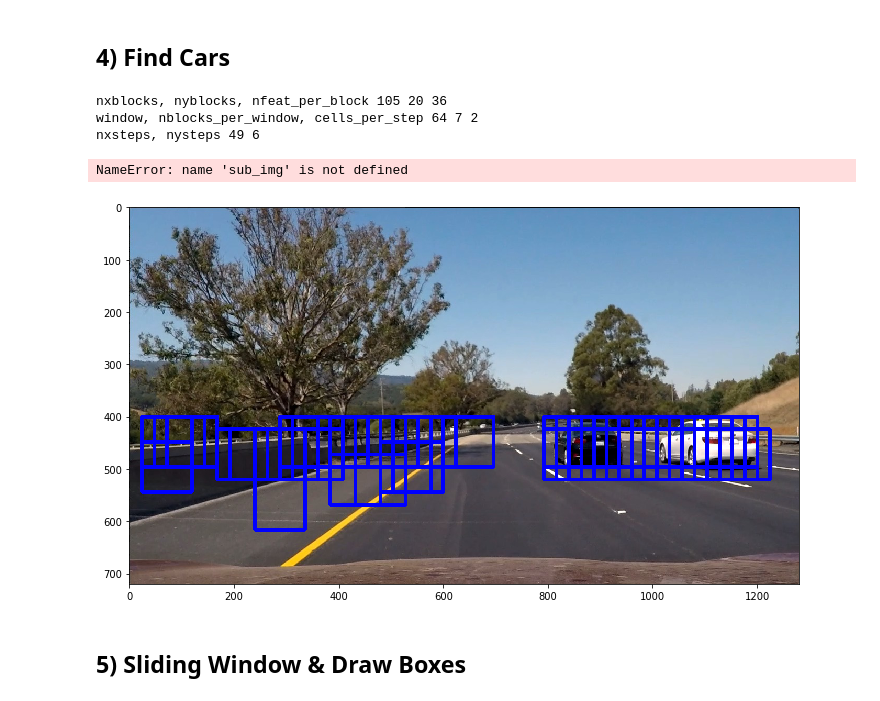
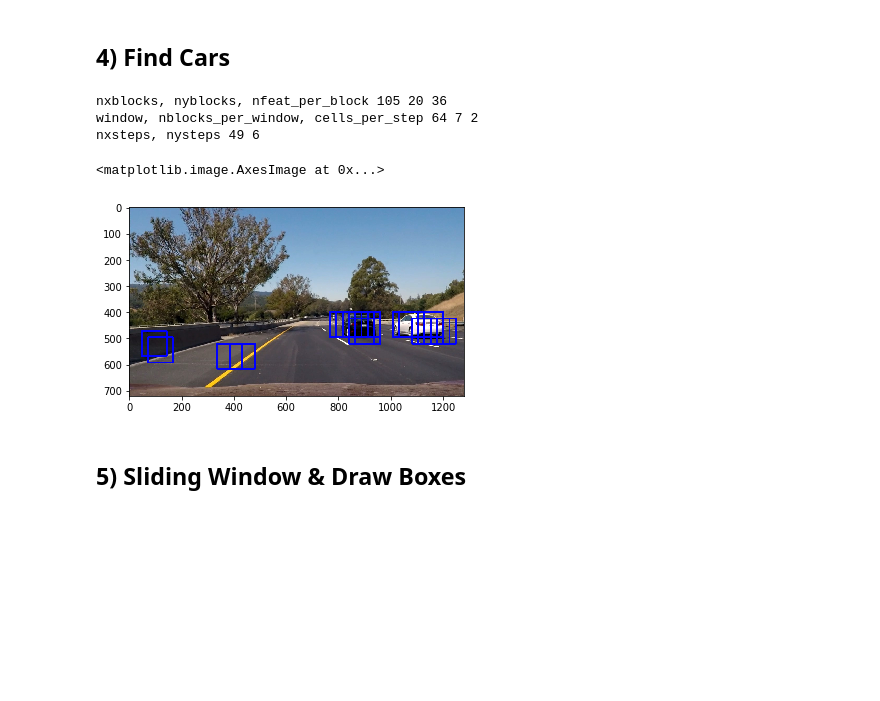
Before and after one commit to lapygithub/CarND-Vehicle-Detection, a Jupyter notebook: P5_Vehicle_Detection.ipynb, the cells around one changed output. Cells and saved outputs as stored; diff of their text form; code cells hidden in the pictures; blank space fills up the shorter version.

Commit message:
rework training and heatmaps

```diff
--- a/P5_Vehicle_Detection.ipynb
+++ b/P5_Vehicle_Detection.ipynb
@@ -299,12 +299,14 @@ from sklearn.model_selection import train_test_split
 # Reduce the sample size because HOG features are slow to compute
 # The quiz evaluator times out after 13s of CPU time
 sample_size = 500
-cars_sample = cars[0:sample_size]
-notcars_sample = notcars[0:sample_size]
+#cars_sample = cars[0:sample_size]
+#notcars_sample = notcars[0:sample_size]
+cars_sample = cars
+notcars_sample = notcars
 
 ### TODO: Tweak these parameters and see how the results change.
-colorspace = 'LUV' # Can be RGB, HSV, LUV, HLS, YUV, YCrCb
-#colorspace = 'YCrCb' # Can be RGB, HSV, LUV, HLS, YUV, YCrCb
+#colorspace = 'LUV' # Can be RGB, HSV, LUV, HLS, YUV, YCrCb
+colorspace = 'YCrCb' # Can be RGB, HSV, LUV, HLS, YUV, YCrCb
 orient = 9
 pix_per_cell = 8
 cell_per_block = 2
@@ -382,8 +384,9 @@ nw.append('./training_data/non-vehicles/Extras/extra1000.png')
 #nw.append('./test_images/car_not_found_mrl.jpg')
 print("nw",nw)
 
-dcolorspace = 'LUV' # Can be RGB, HSV, LUV, HLS, YUV, YCrCb
-#dcolorspace = 'YCrCb' # Can be RGB, HSV, LUV, HLS, YUV, YCrCb
+use_luv = False
+if use_luv: dcolorspace = 'LUV' # Can be RGB, HSV, LUV, HLS, YUV, YCrCb
+else: dcolorspace = 'YCrCb' # Can be RGB, HSV, LUV, HLS, YUV, YCrCb
 orient = 9
 pix_per_cell = 8
 cell_per_block = 2
@@ -436,10 +439,12 @@ print("nw1 shape=",nw1_oimage.shape)
 print("nw2 shape=",nw2_oimage.shape)
 
 plt.subplot(221)
-plt.imshow(cv2.cvtColor(nw1_image, cv2.COLOR_LUV2RGB))
+if use_luv: plt.imshow(cv2.cvtColor(nw1_image, cv2.COLOR_LUV2RGB))
+else: plt.imshow(cv2.cvtColor(nw1_image, cv2.COLOR_YCrCb2RGB))
 plt.title('NW PNG')
 plt.subplot(222)
-plt.imshow(cv2.cvtColor(nw2_image, cv2.COLOR_LUV2RGB))
+if use_luv: plt.imshow(cv2.cvtColor(nw2_image, cv2.COLOR_LUV2RGB))
+else: plt.imshow(cv2.cvtColor(nw2_image, cv2.COLOR_YCrCb2RGB))
 plt.title('NW JPG')
 plt.subplot(223)
 plt.hist(nw1_oimage.ravel(), bins=256)
@@ -488,8 +493,8 @@ def find_cars(img, ystart, ystop, scale, svc, X_scaler, orient, pix_per_cell, ce
     fsub_image = []
 
     img_tosearch = img[ystart:ystop,:,:]
-    #ctrans_tosearch = convert_color(img_tosearch, conv='YCrCb')
-    ctrans_tosearch = convert_color(img_tosearch, conv='LUV')
+    if use_luv: ctrans_tosearch = convert_color(img_tosearch, conv='LUV')
+    else: ctrans_tosearch = convert_color(img_tosearch, conv='YCrCb')
     if scale != 1:
         imshape = ctrans_tosearch.shape
         ctrans_tosearch = cv2.resize(ctrans_tosearch, (np.int(imshape[1]/scale), np.int(imshape[0]/scale)))
@@ -595,36 +600,36 @@ one_time = True
 out_img = find_cars(img,
                     ystart=ystart, ystop=ystop, scale=scale,
                     svc=svc, X_scaler=X_scaler, orient=orient,
                     pix_per_cell=pix_per_cell, cell_per_block=cell_per_block,
                     spatial_size=spatial_size, hist_bins=hist_bins)
 
 plt.imshow(out_img)
-plt.imsave(fname='./examples/sliding_window_mrl.png',arr=cv2.cvtColor(sub_img, cv2.COLOR_LUV2RGB))
+#plt.imsave(fname='./examples/sliding_window_mrl.png',arr=cv2.cvtColor(sub_img, cv2.COLOR_LUV2RGB))
 #plt.imsave(fname='./test_images/car_not_found_mrl.jpg',arr=cv2.cvtColor(sub_img, cv2.COLOR_LUV2RGB))
 
 # Plot the examples
 #fig = plt.figure()
 
 #plt.subplot(311)
 #plt.imshow(cv2.cvtColor(sub_img, cv2.COLOR_LUV2RGB))
 #plt.title('Sub Image')
 
 #plt.subplot(312)
 #if fsub_img:
 #    plt.imshow(cv2.cvtColor(fsub_img, cv2.COLOR_LUV2RGB))
 #else: plt.imshow(np.zeros_like(sub_img))
 #plt.title('Found Sub Image')
 
 #plt.subplot(313)
 #plt.imshow(out_img)
 #plt.title('Image')
 #plt.tight_layout() # Adjust subplots to not overlap
 # %% [output]
 nxblocks, nyblocks, nfeat_per_block 105 20 36
 window, nblocks_per_window, cells_per_step 64 7 2
 nxsteps, nysteps 49 6
-NameError: name 'sub_img' is not defined
+<matplotlib.image.AxesImage at 0x...>
-[figure, old version]
+[figure, new version]
 # %% [markdown]
 ## 5) Sliding Window & Draw Boxes
 # %%
```
Also changed, not shown: parts of 6 cells of this notebook, 7 other files.
